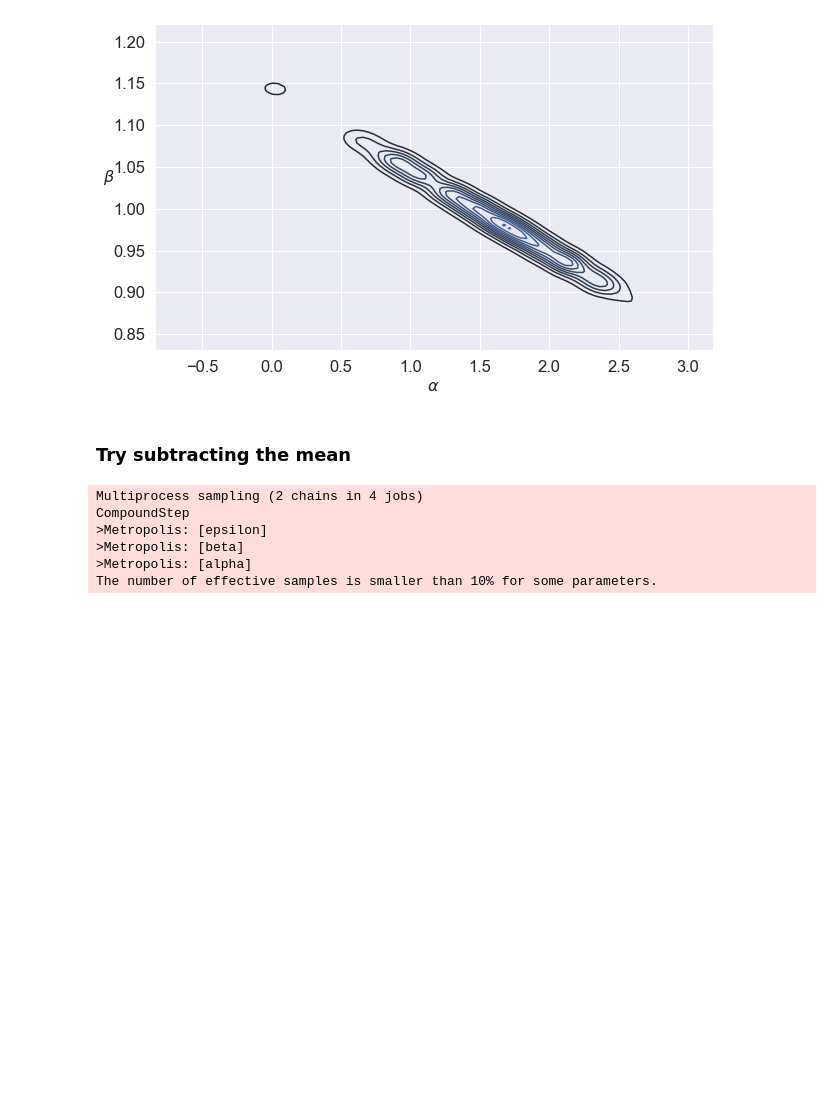
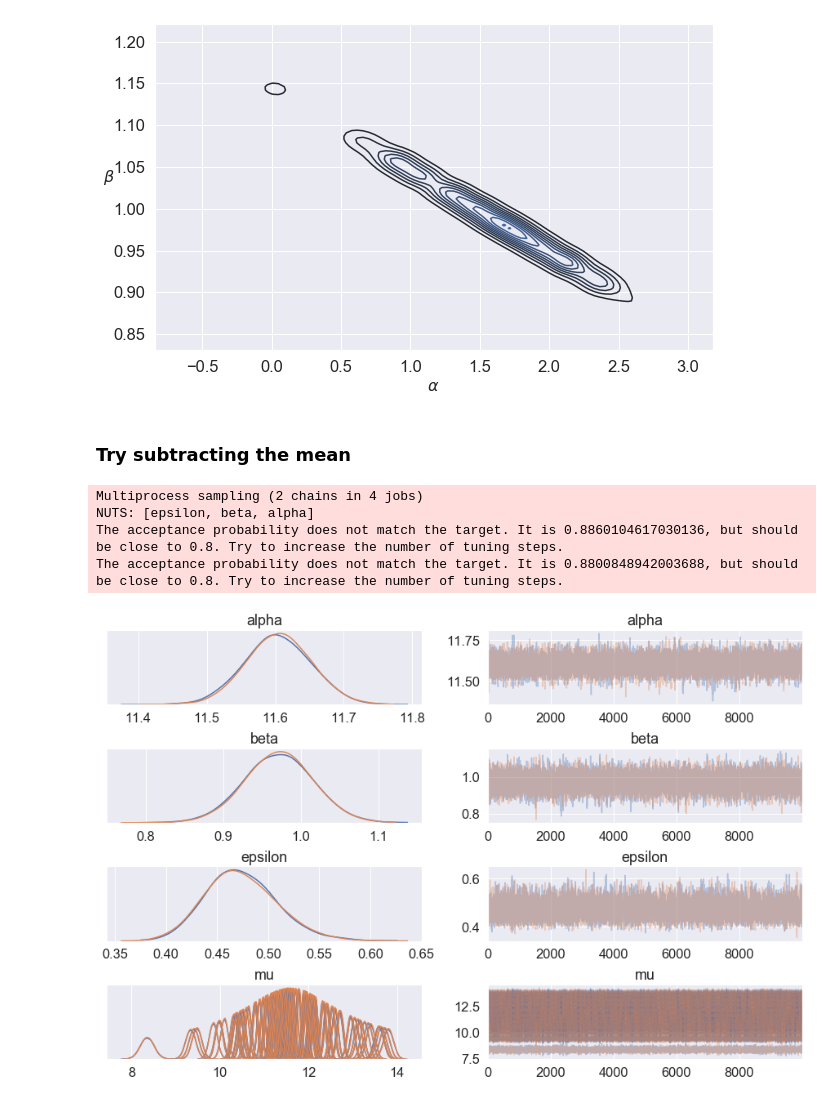
Before and after one commit to balarsen/pymc_learning, a Jupyter notebook: BayesianAnalysisWithPython/Regression.ipynb, the cells around one changed output. Saved outputs shown, nothing was run; the diff lists cells and outputs as text; code cells hidden in the pictures; blank space fills up the shorter version.

```diff
--- a/BayesianAnalysisWithPython/Regression.ipynb
+++ b/BayesianAnalysisWithPython/Regression.ipynb
@@ -124,15 +123,18 @@ with pm.Model() as model:
     alpha = pm.Normal('alpha', mu=0, sd=10)
     beta = pm.Normal('beta', mu=0, sd=1)
     epsilon = pm.HalfCauchy('epsilon', 5)
-    #mu = pm.Deterministic('mu', alpha + beta * x)
-    #y_pred = pm.Normal('y_pred', mu=mu, sd=epsilon, observed=y)
-    y_pred = pm.Normal('y_pred', mu= alpha + beta * (x-xmean), sd=epsilon, observed=y)
-    step = pm.Metropolis()
-    trace = pm.sample(10000, step=step, chains=2)
+    mu = pm.Deterministic('mu', alpha + beta * (x-xmean))
+    y_pred = pm.Normal('y_pred', mu=mu, sd=epsilon, observed=y)
+    #y_pred = pm.Normal('y_pred', mu= alpha + beta * (x-xmean), sd=epsilon, observed=y)
+    #     step = pm.Metropolis()
+    step = pm.NUTS()
+    trace_n = pm.sample(10000, step=step, chains=2)
 # %% [output]
 Multiprocess sampling (2 chains in 4 jobs)
-CompoundStep
->Metropolis: [epsilon]
->Metropolis: [beta]
->Metropolis: [alpha]
-The number of effective samples is smaller than 10% for some parameters.
+NUTS: [epsilon, beta, alpha]
+The acceptance probability does not match the target. It is 0.8860104617030136, but should be close to 0.8. Try to increase the number of tuning steps.
+The acceptance probability does not match the target. It is 0.8800848942003688, but should be close to 0.8. Try to increase the number of tuning steps.
+# %%
+pm.traceplot(trace_n, compact=True);
+# %% [output]
+[figure, added]
```
Also changed, not shown: parts of 20 cells of this notebook.
